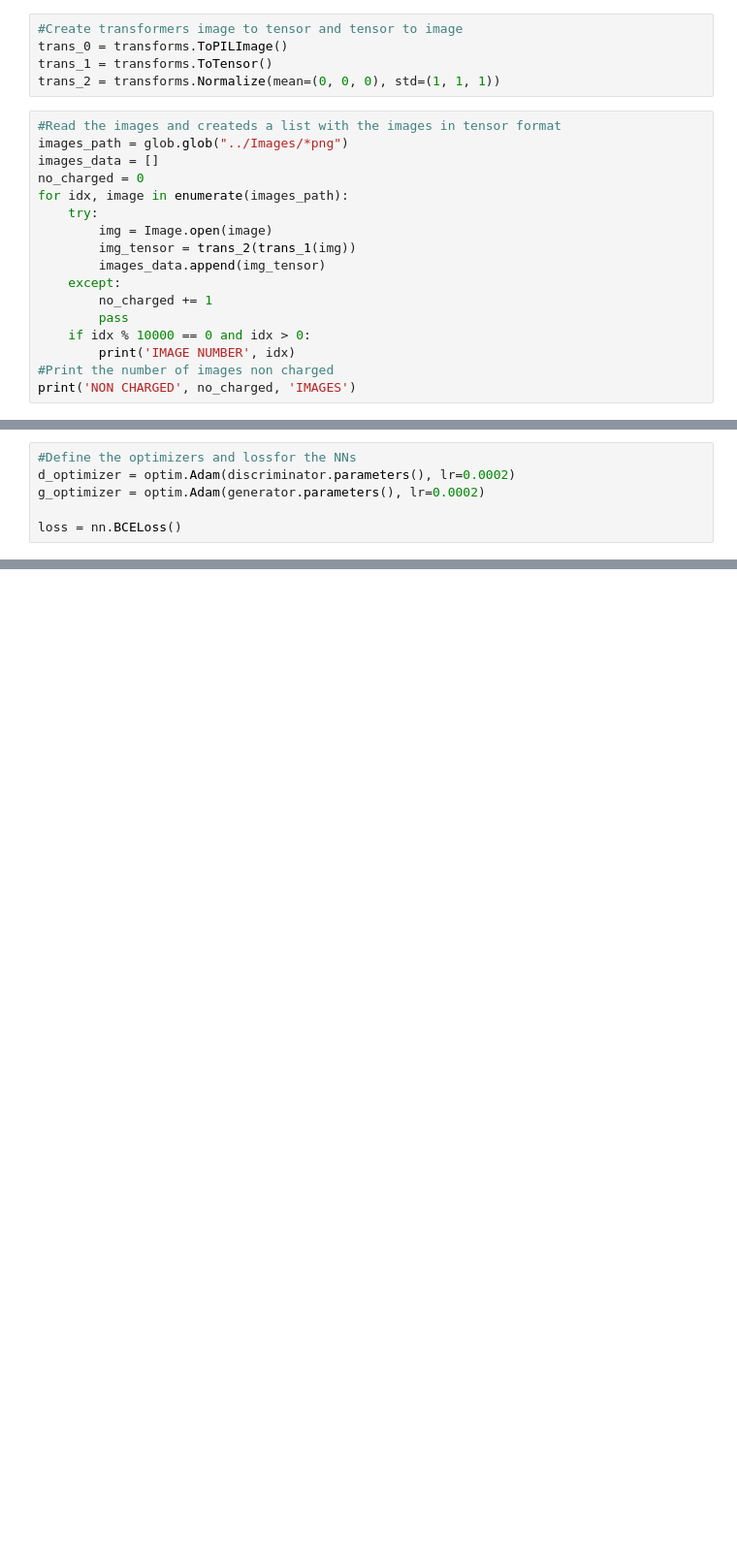
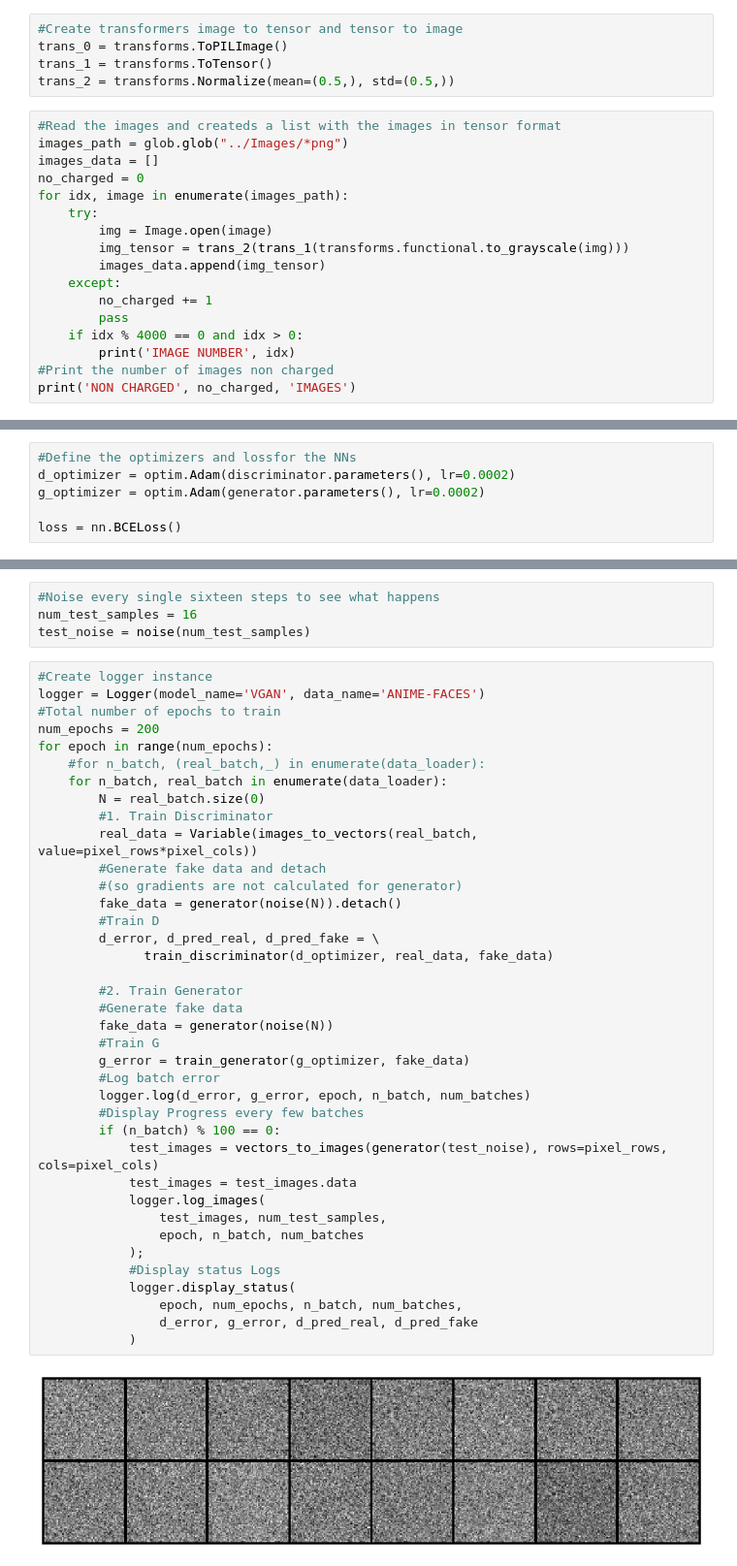
Before and after one commit to juanse1608/CV-ANIME-GANs, a Jupyter notebook: Notebooks/GANs - Anime.ipynb, the cells around one changed output, grey strips where cells are left out. Shown at 97% size. Drawn from its saved outputs; the diff is of its cells as text; blank space fills up the shorter version.

Commit message:
Training and Testing

```diff
--- a/Notebooks/GANs - Anime.ipynb
+++ b/Notebooks/GANs - Anime.ipynb
@@ -58,7 +89,7 @@ num_batches = len(data_loader)
 #Create transformers image to tensor and tensor to image
 trans_0 = transforms.ToPILImage()
 trans_1 = transforms.ToTensor()
-trans_2 = transforms.Normalize(mean=(0, 0, 0), std=(1, 1, 1))
+trans_2 = transforms.Normalize(mean=(0.5,), std=(0.5,))
 # %%
 #Read the images and createds a list with the images in tensor format
 images_path = glob.glob("../Images/*png")
@@ -67,12 +98,12 @@ no_charged = 0
 for idx, image in enumerate(images_path):
     try:
         img = Image.open(image)
-        img_tensor = trans_2(trans_1(img))
+        img_tensor = trans_2(trans_1(transforms.functional.to_grayscale(img)))
         images_data.append(img_tensor)
     except:
         no_charged += 1
         pass
-    if idx % 10000 == 0 and idx > 0:
+    if idx % 4000 == 0 and idx > 0:
         print('IMAGE NUMBER', idx)
 #Print the number of images non charged
 print('NON CHARGED', no_charged, 'IMAGES')
@@ -174,0 +260,44 @@ loss = nn.BCELoss()
+# %%
+#Noise every single sixteen steps to see what happens
+num_test_samples = 16
+test_noise = noise(num_test_samples)
+# %%
+#Create logger instance
+logger = Logger(model_name='VGAN', data_name='ANIME-FACES')
+#Total number of epochs to train
+num_epochs = 200
+for epoch in range(num_epochs):
+    #for n_batch, (real_batch,_) in enumerate(data_loader):
+    for n_batch, real_batch in enumerate(data_loader):
+        N = real_batch.size(0)
+        #1. Train Discriminator
+        real_data = Variable(images_to_vectors(real_batch, value=pixel_rows*pixel_cols))
+        #Generate fake data and detach
+        #(so gradients are not calculated for generator)
+        fake_data = generator(noise(N)).detach()
+        #Train D
+        d_error, d_pred_real, d_pred_fake = \
+              train_discriminator(d_optimizer, real_data, fake_data)
+
+        #2. Train Generator
+        #Generate fake data
+        fake_data = generator(noise(N))
+        #Train G
+        g_error = train_generator(g_optimizer, fake_data)
+        #Log batch error
+        logger.log(d_error, g_error, epoch, n_batch, num_batches)
+        #Display Progress every few batches
+        if (n_batch) % 100 == 0:
+            test_images = vectors_to_images(generator(test_noise), rows=pixel_rows, cols=pixel_cols)
+            test_images = test_images.data
+            logger.log_images(
+                test_images, num_test_samples,
+                epoch, n_batch, num_batches
+            );
+            #Display status Logs
+            logger.display_status(
+                epoch, num_epochs, n_batch, num_batches,
+                d_error, g_error, d_pred_real, d_pred_fake
+            )
+# %% [output]
+[figure, added]
```
Also changed, not shown: parts of 13 cells of this notebook.
